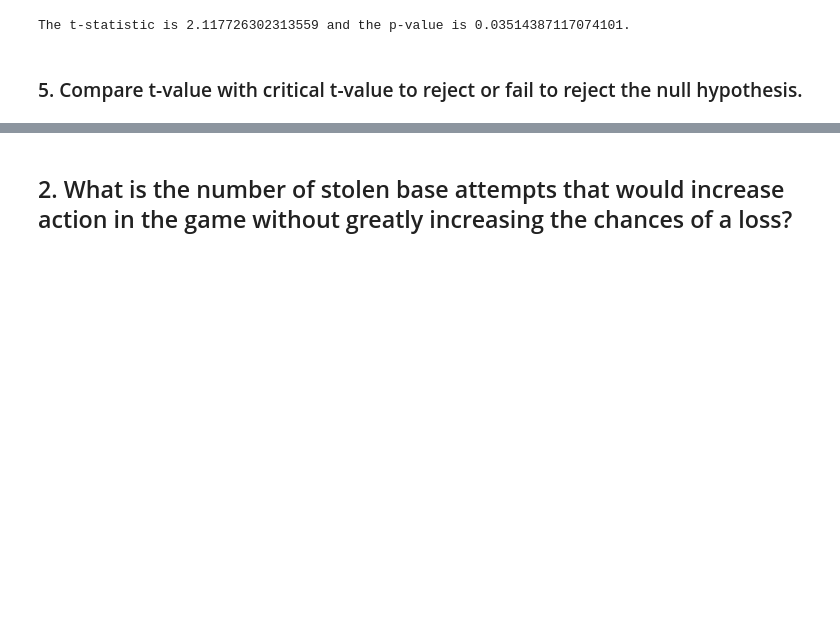
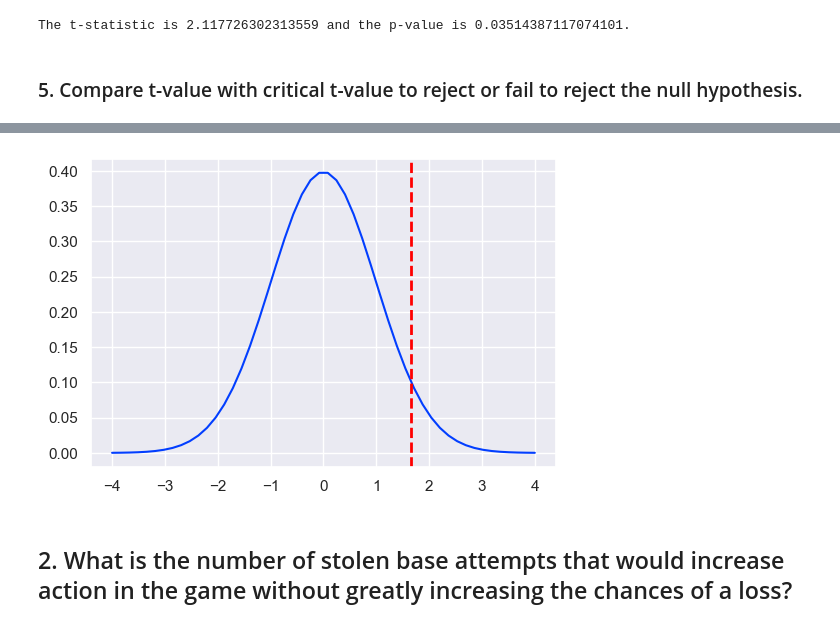
Before and after one commit to scarlettvalentin/mlb_stolen_bases, a Jupyter notebook: notebook.ipynb, the cells around one changed output, grey strips where cells are left out. Saved outputs shown, nothing was run; the diff lists cells and outputs as text; code cells hidden in the pictures; blank space fills up the shorter version.

```diff
--- a/notebook.ipynb
+++ b/notebook.ipynb
@@ -255,20 +262,18 @@ The t-statistic is 2.117726302313559 and the p-value is 0.03514387117074101.
 # %%
 fig = plt.figure(figsize=(6,4))
 x_axis = np.linspace(-4,4,50)
 
 # use stats.t.pdf to get values on the probability density function for the t-distribution
 y_axis = stats.t.pdf(x_axis, (n_2022+n_2023-2), 0, 1)
 
 plt.plot(x_axis, y_axis)
 
-# Draw two sided boundary for critical-t
-plt.axvline(tcrit, color='red', linestyle='--', lw=2)
+# Draw one sided boundary for critical-t
+plt.axvline(t_crit, color='red', linestyle='--', lw=2)
 
-    return plt.show()
-
-n_control = len(control)
-n_experimental = len(experimental)
-visualize_t(t_stat, n_control, n_experimental)
+plt.show()
+# %% [output]
+[figure, added]
 # %% [markdown]
 ## 2. What is the number of stolen base attempts that would increase action in the game without greatly increasing the chances of a loss?
 # %% [markdown]
```
Also changed, not shown: parts of 2 cells of this notebook.
